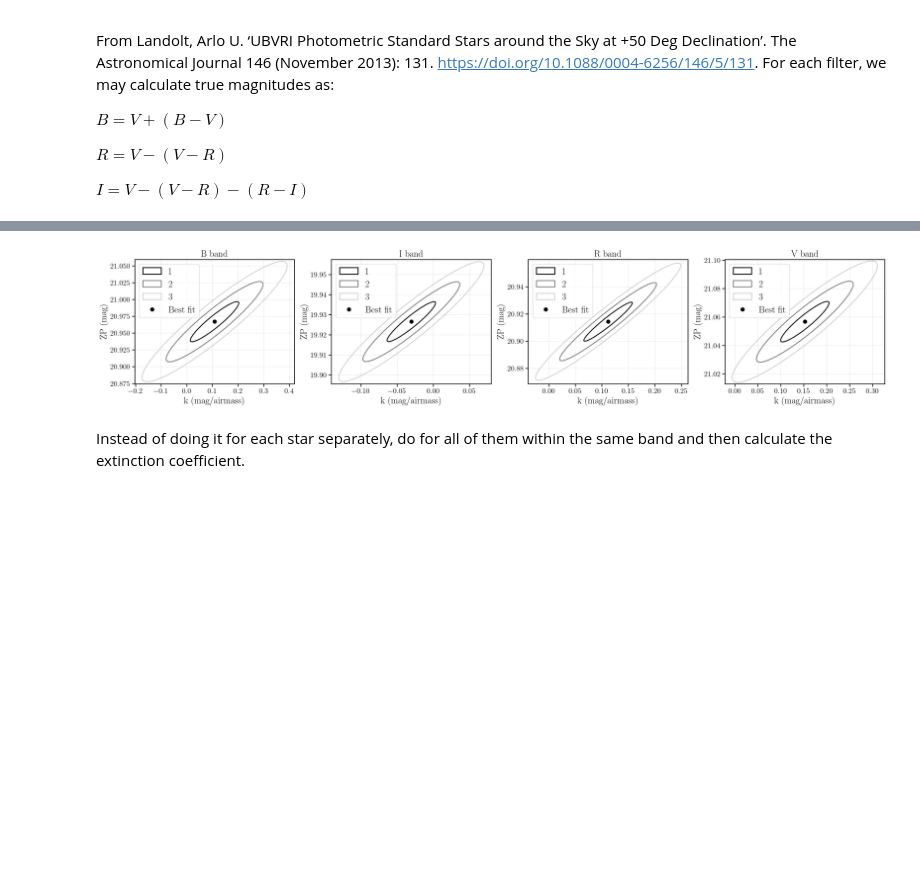
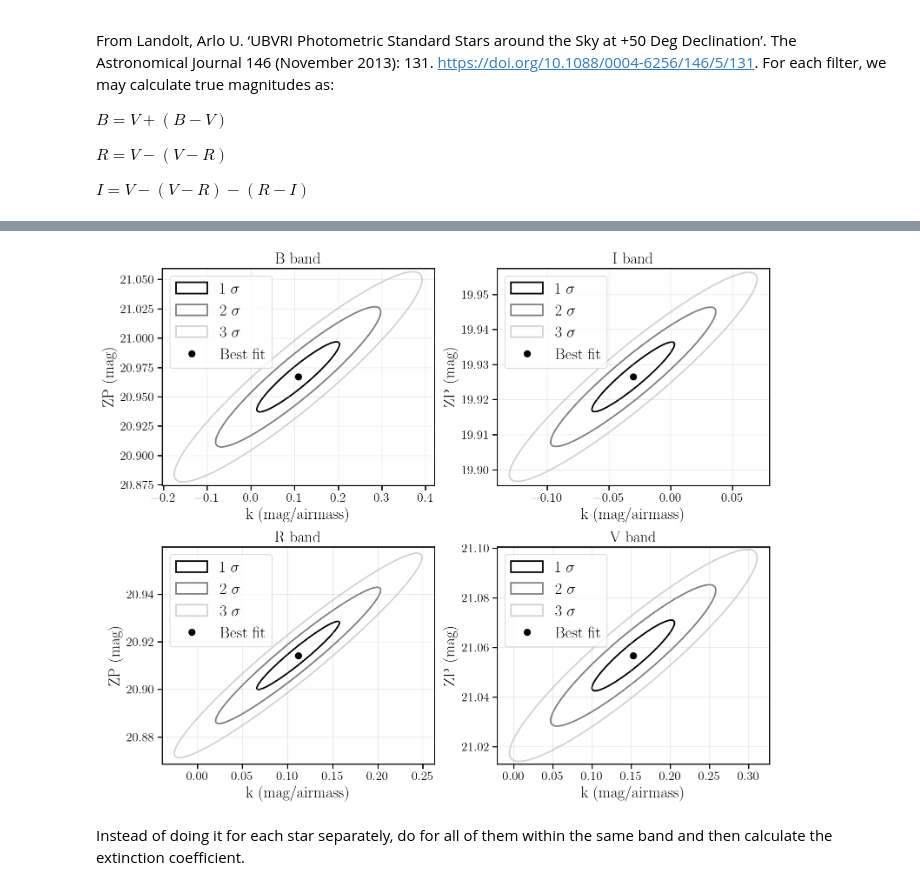
Before and after one commit to matyldarejus/TGP_Asteroids2_2025, a Jupyter notebook: Colours/colours.ipynb, the cells around one changed output, grey strips where cells are left out. Drawn from its saved outputs; the diff is of its cells as text; code cells hidden in the pictures; blank space fills up the shorter version.

Commit message:
Added sigmas to the uncertainty ellipses (!!!)

```diff
--- a/Colours/colours.ipynb
+++ b/Colours/colours.ipynb
@@ -1445,10 +1445,14 @@ def calculate_extinction_and_zeropoint(results_dict, true_mags_dict, true_mags_e
 
     # Create figure
     n_filters = len(by_filter)
-    fig, axes = plt.subplots(1, n_filters, figsize=(5*n_filters, 4))
+    n_cols = 2
+    n_rows = (n_filters + 1) // 2  # ceiling division
+    fig, axes = plt.subplots(n_rows, n_cols, figsize=(10, 5 * n_rows))
+    axes = axes.flatten()  # flatten to 1D for easy indexing
 
-    if n_filters == 1:
-        axes = [axes]
+    # Hide any unused subplots
+    for i in range(n_filters, len(axes)):
+        axes[i].set_visible(False)
 
     ax_idx = 0
 
@@ -1676,11 +1680,14 @@ filters = sorted(extinction.keys())
 n_filters = len(filters)
 
 # Create subplots - one for each filter
-fig, axes = plt.subplots(1, n_filters, figsize=(6*n_filters, 5))
+n_cols = 2
+n_rows = (n_filters + 1) // 2
+fig, axes = plt.subplots(n_rows, n_cols, figsize=(12, 5 * n_rows))
+axes = axes.flatten()
 
-# Handle case of single filter
-if n_filters == 1:
-    axes = [axes]
+# Hide any unused subplots
+for i in range(n_filters, len(axes)):
+    axes[i].set_visible(False)
 
 for idx, filt in enumerate(filters):
     # Extract parameters
@@ -1714,35 +1721,35 @@ for idx, filt in enumerate(filters):
                          width=width,
                          height=height,
                          angle=angle,
                          facecolor='none',
                          edgecolor=colors[i],
                          linewidth=2,
-                         label=f'{n_sigma}')
+                         label=f'{n_sigma} $\sigma$')
         ax.add_patch(ellipse)
 
     # Plot best-fit point
     ax.plot(k, zp, 'ko', markersize=8, label='Best fit', zorder=5)
 
     # Set axis limits
     max_sigma = 3
     margin_x = max_sigma * np.sqrt(eigenvalues[0]) * 1.3
     margin_y = max_sigma * np.sqrt(eigenvalues[1]) * 1.3
 
     #ax.set_xlim(k - margin_x, k + margin_x)
     #ax.set_ylim(zp - margin_y, zp + margin_y)
 
     # Labels and formatting - using simple text instead of LaTeX
     ax.set_xlabel(f'k (mag/airmass)')
     ax.set_ylabel(f'ZP (mag)')
     ax.set_title(f'{filt} band')
     ax.legend(loc='best')
     ax.grid(True, alpha=0.3)
     ax.set_aspect('auto')
 
 plt.tight_layout()
 plt.show()
 # %% [output]
-[figure, old version]
+[figure, new version]
 # %% [markdown]
 Instead of doing it for each star separately, do for all of them within the same band and then calculate the extinction coefficient.
 # %% [markdown]
```
Also changed, not shown: parts of 1 cell of this notebook.
